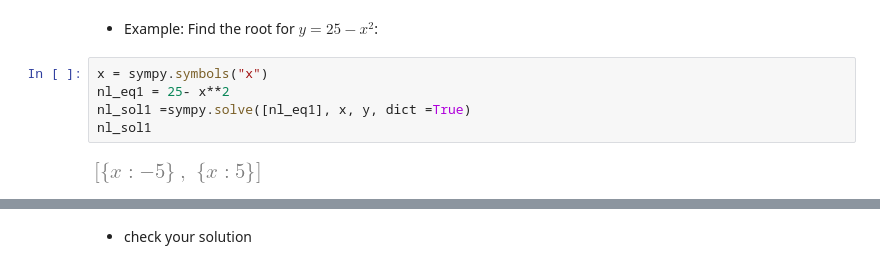
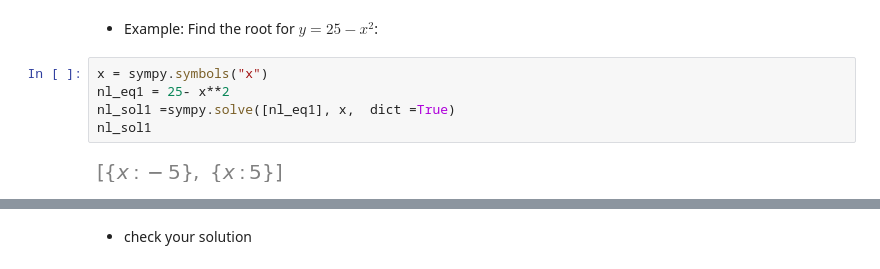
Before and after one commit to gob1thaasan/ScientificComputingWithPython, a Jupyter notebook: NotebookLectures/Chapter6.ipynb, the cells around one changed output, grey strips where cells are left out. Drawn from its saved outputs; the diff is of its cells as text.

```diff
--- a/NotebookLectures/Chapter6.ipynb
+++ b/NotebookLectures/Chapter6.ipynb
@@ -1187,10 +1207,10 @@ A.LUsolve(b)
 # %%
 x = sympy.symbols("x")
 nl_eq1 = 25- x**2
-nl_sol1 =sympy.solve([nl_eq1], x, y, dict =True)
+nl_sol1 =sympy.solve([nl_eq1], x,  dict =True)
 nl_sol1
 # %% [output]
-[figure, old version]
+[figure, new version]
 # %%
 sympy.plot(nl_eq1, (x,-10 ,10));
 # %% [output]
```
Also changed, not shown: parts of 38 cells of this notebook.
